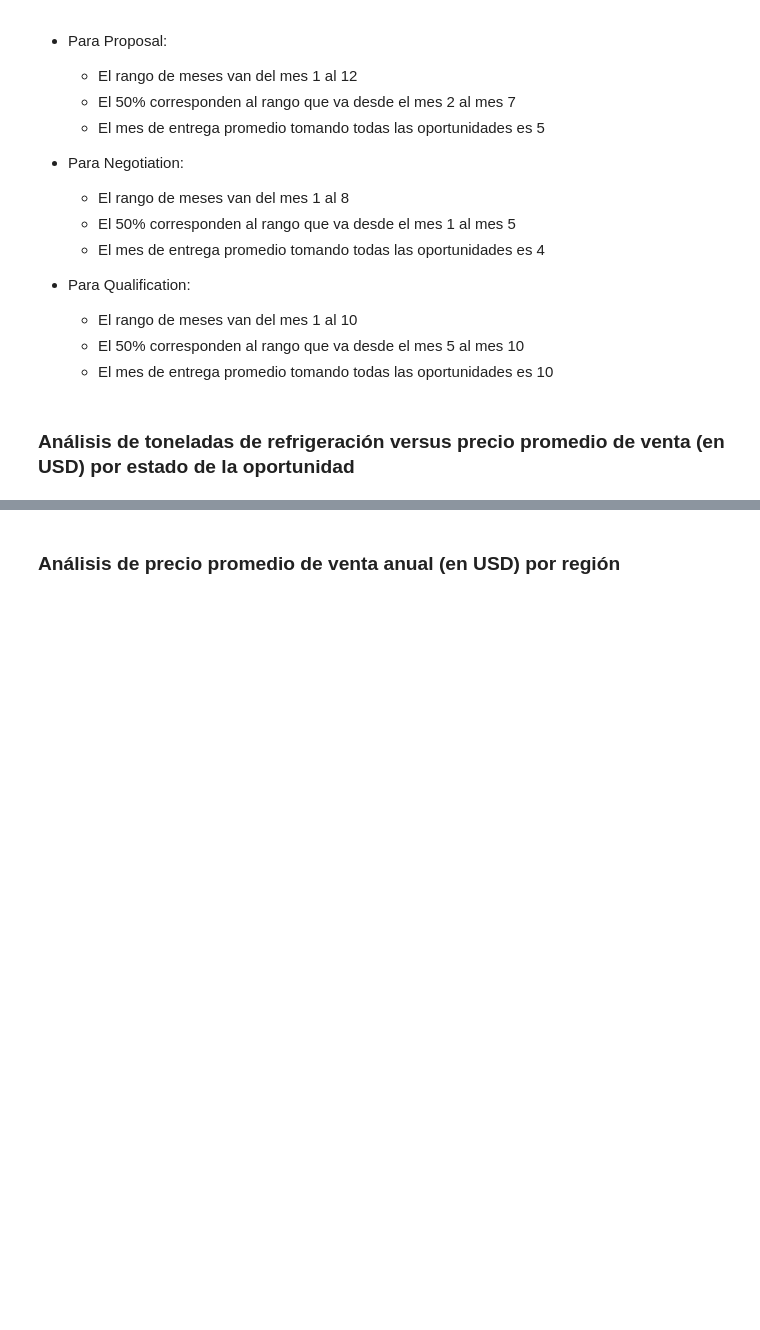
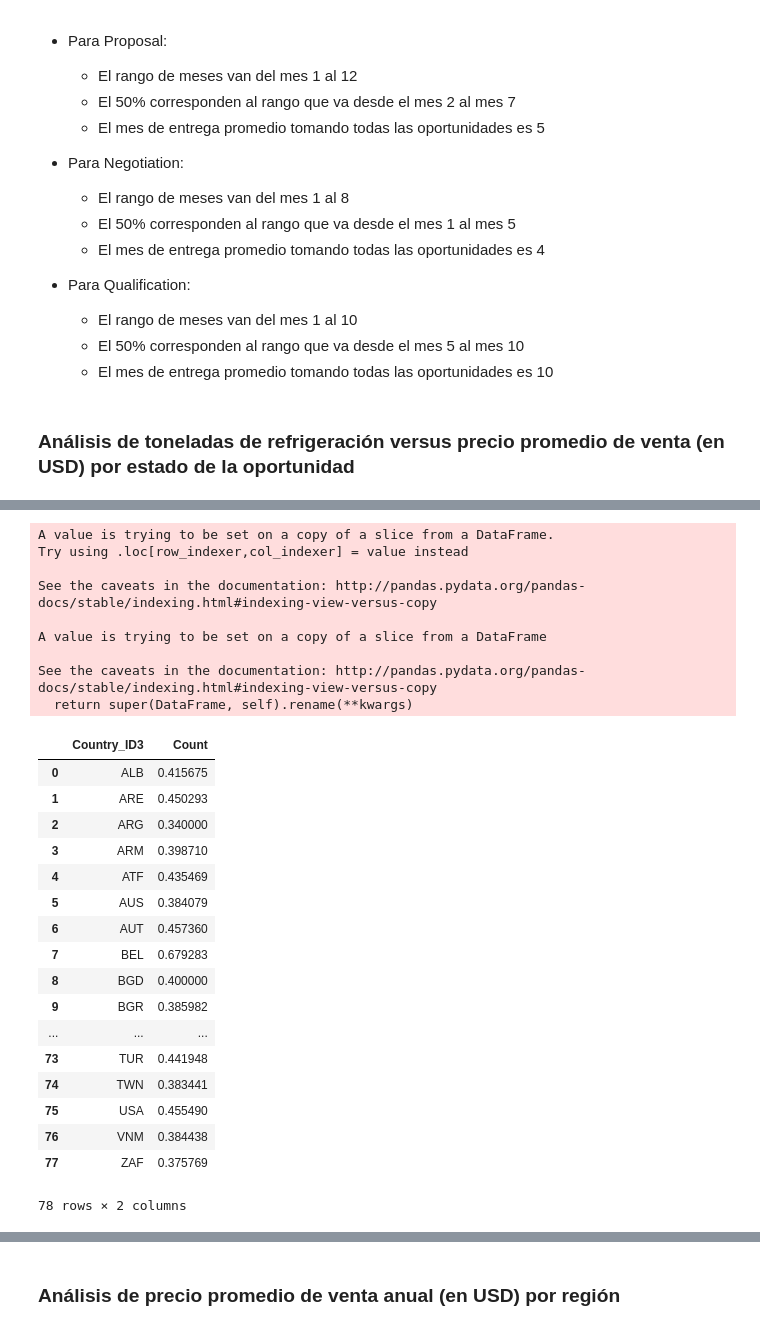
Before and after one commit to joacols/TP_orga_de_datos, a Jupyter notebook: Análisis exploratorio general TP1 2 Cuat 2020.ipynb, the cells around one changed output, grey strips where cells are left out. Cells and saved outputs as stored; diff of their text form; code cells hidden in the pictures; blank space fills up the shorter version.

```diff
--- a/Análisis exploratorio general TP1 2 Cuat 2020.ipynb
+++ b/Análisis exploratorio general TP1 2 Cuat 2020.ipynb
@@ -751,0 +755,8 @@ Del análisis del gráfico se puede observar que:
+# %%
+url="https://raw.githubusercontent.com/joacols/TP_orga_de_datos/main/world.csv"
+s=requests.get(url).content
+df_paises=pd.read_csv(io.StringIO(s.decode('utf-8')))
+
+df_paises.rename(columns={"name":"Country_name","alpha2":"Country_ID2","alpha3":"Country_ID3"},inplace=True)
+
+df_paises[df_paises['Country_name']=='United States']
@@ -751,0 +787,43 @@ Del análisis del gráfico se puede observar que:
+# %%
+df_para_mapa=df[['Billing_Country','ASP_(converted)']]
+df_para_mapa['Count']=1
+df_para_mapa.rename(columns={"Billing_Country":"Country_name"},inplace=True)
+
+df_merged=df_para_mapa.merge(df_paises,on='Country_name')
+df_merged=df_merged[df_merged['Country_name']!='None']
+
+df_grouped=df_merged.groupby(['Country_ID3']).agg({'ASP_(converted)':'mean'})
+
+df_grouped.reset_index(inplace=True)
+df_grouped.columns=["Country_ID3","Count"]
+
+df_grouped['Country_ID3'] = df_grouped['Country_ID3'].str.upper()
+df_grouped
+# %% [output]
+A value is trying to be set on a copy of a slice from a DataFrame.
+Try using .loc[row_indexer,col_indexer] = value instead
+
+See the caveats in the documentation: http://pandas.pydata.org/pandas-docs/stable/indexing.html#indexing-view-versus-copy
+
+A value is trying to be set on a copy of a slice from a DataFrame
+
+See the caveats in the documentation: http://pandas.pydata.org/pandas-docs/stable/indexing.html#indexing-view-versus-copy
+  return super(DataFrame, self).rename(**kwargs)
+|  | Country_ID3 | Count |
+| 0 | ALB | 0.415675 |
+| 1 | ARE | 0.450293 |
+| 2 | ARG | 0.340000 |
+| 3 | ARM | 0.398710 |
+| 4 | ATF | 0.435469 |
+| 5 | AUS | 0.384079 |
+| 6 | AUT | 0.457360 |
+| 7 | BEL | 0.679283 |
+| 8 | BGD | 0.400000 |
+| 9 | BGR | 0.385982 |
+| ... | ... | ... |
+| 73 | TUR | 0.441948 |
+| 74 | TWN | 0.383441 |
+| 75 | USA | 0.455490 |
+| 76 | VNM | 0.384438 |
+| 77 | ZAF | 0.375769 |
+78 rows × 2 columns
```
Also changed, not shown: parts of 19 cells of this notebook.
